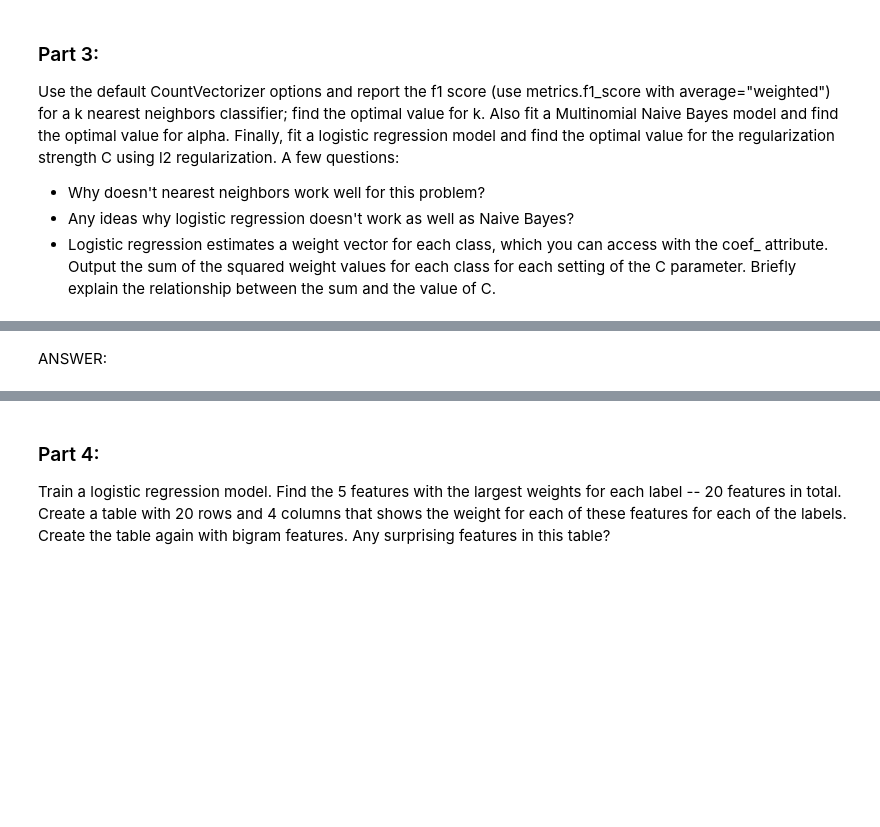
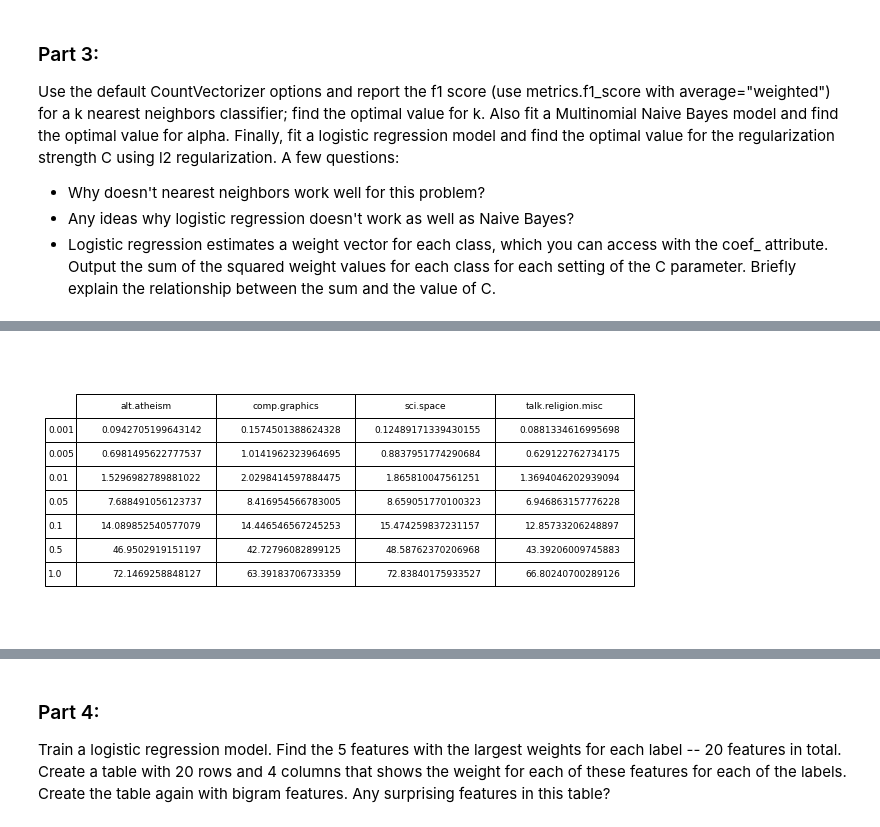
Before and after one commit to jorgeah92/ucb-w207-applied-ml, a Jupyter notebook: projects/jorge_hernandez_p2.ipynb, the cells around one changed output, grey strips where cells are left out. Cells and saved outputs as stored; diff of their text form; code cells hidden in the pictures; blank space fills up the shorter version.

```diff
--- a/projects/jorge_hernandez_p2.ipynb
+++ b/projects/jorge_hernandez_p2.ipynb
@@ -182,30 +183,58 @@ CountVect = CountVectorizer()
 CountVect_train = CountVect.fit_transform(train_data)
 CV_dev = CountVect.transform(dev_data)
 
-# # k-Nearest Neighbors model
-kNN = KNeighborsClassifier(n_neighbors=91)
-kNN.fit(CountVect_train, train_labels)
-kNN_predict = kNN.predict(CV_dev)
-kNN_f1 = metrics.f1_score(dev_labels, kNN_predict, average='weighted')
-print("The f1 score for k-Nearest Neighbors is:", round(kNN_f1, 4))
+# k-Nearest Neighbors model
+k_results = []
+for k in range(1, 100, 2):
+    kNN = KNeighborsClassifier(n_neighbors=k)
+    kNN.fit(CountVect_train, train_labels)
+    kNN_predict = kNN.predict(CV_dev)
+    kNN_f1 = metrics.f1_score(dev_labels, kNN_predict, average='weighted')
+    k_results.append(kNN_f1)
+best_k = k_results.index(max(k_results))
+print("The k that gives the best f1-score is", best_k * 2 + 1 )
+print("The f1-score for k-Nearest Neighbors is:", round(max(k_results), 4))
 
-# # Multinomial Naive Bayes model
-MNNB = MultinomialNB(alpha=0.1)
-MNNB.fit(CountVect_train, train_labels)
-MNNB_pred = MNNB.predict(CV_dev)
-MNNB_f1 = metrics.f1_score(dev_labels, MNNB_pred, average='weighted')
-print("The f1 score for Multinominal Naive Bayes is:", round(MNNB_f1, 4))
+# Multinomial Naive Bayes model
+alpha = [0.001, 0.005, 0.01, 0.05, 0.1, 0.5, 1.0]
+a_results = []
+for a in alpha:
+    MNNB = MultinomialNB(alpha=a)
+    MNNB.fit(CountVect_train, train_labels)
+    MNNB_pred = MNNB.predict(CV_dev)
+    MNNB_f1 = metrics.f1_score(dev_labels, MNNB_pred, average='weighted')
+    a_results.append(MNNB_f1)
+best_a = a_results.index(max(a_results))
+print("The alpha with the best f1-score is", alpha[best_a])
+print("The f1-score for Multinominal Naive Bayes is:", round(max(a_results), 4))
 
-# # Logistic Regression Model - 'l2' regularization
-LogReg = LogisticRegression(C=0.1, max_iter=400, penalty = 'l2')   # max_iter is set due to getting error on default
-LogReg.fit(CountVect_train, train_labels)
-LogReg_pred = LogReg.predict(CV_dev)
-LogReg_f1 = metrics.f1_score(dev_labels, LogReg_pred, average='weighted')
-print("The f1 score for Logistic Regression is:", round(LogReg_f1, 4))
+# # # Logistic Regression Model - 'l2' regularization
+c_value = [0.001, 0.005, 0.01, 0.05, 0.1, 0.5, 1.0]
+c_results = []
+sum_square = []
+for c_num in c_value:
+    LogReg = LogisticRegression(C=c_num, max_iter=400, penalty = 'l2')   # max_iter is set due to getting error on default
+    LogReg.fit(CountVect_train, train_labels)
+    LogReg_pred = LogReg.predict(CV_dev)
+    LogReg_f1 = metrics.f1_score(dev_labels, LogReg_pred, average='weighted')
+    c_results.append(LogReg_f1)
+    square_results = np.square(LogReg.coef_)
+    sum_results = np.sum(square_results, axis=1)
+    sum_square.append(sum_results)
+best_c = c_results.index(max(c_results))
+print("The C with the best f1-score is", str(c_value[best_c]))
+print("The f1-score for Logistic Regression is:", round(max(c_results), 4))
 print("")
-
 print("Sum of squared weights for each class:")
-print(LogReg.coef_)
+sum_stack = np.stack(sum_square, axis=0)
+# Making table of sum of squared weights
+plt.figure(figsize=(5,5))
+table = plt.table(cellText = sum_stack, colLabels = newsgroups_train.target_names,
+                 rowLabels = c_value, loc='center')
+table.scale(2,2)
+plt.axis("off")
+plt.grid(False)
+plt.show()
 ### STUDENT END ###
 #P3()
 # %% [output]
@@ -224,2 +249 @@ Sum of squared weights for each class:
+[figure, added]
-# %% [markdown]
-ANSWER:
```
Also changed, not shown: parts of 11 cells of this notebook, 1 other file.
